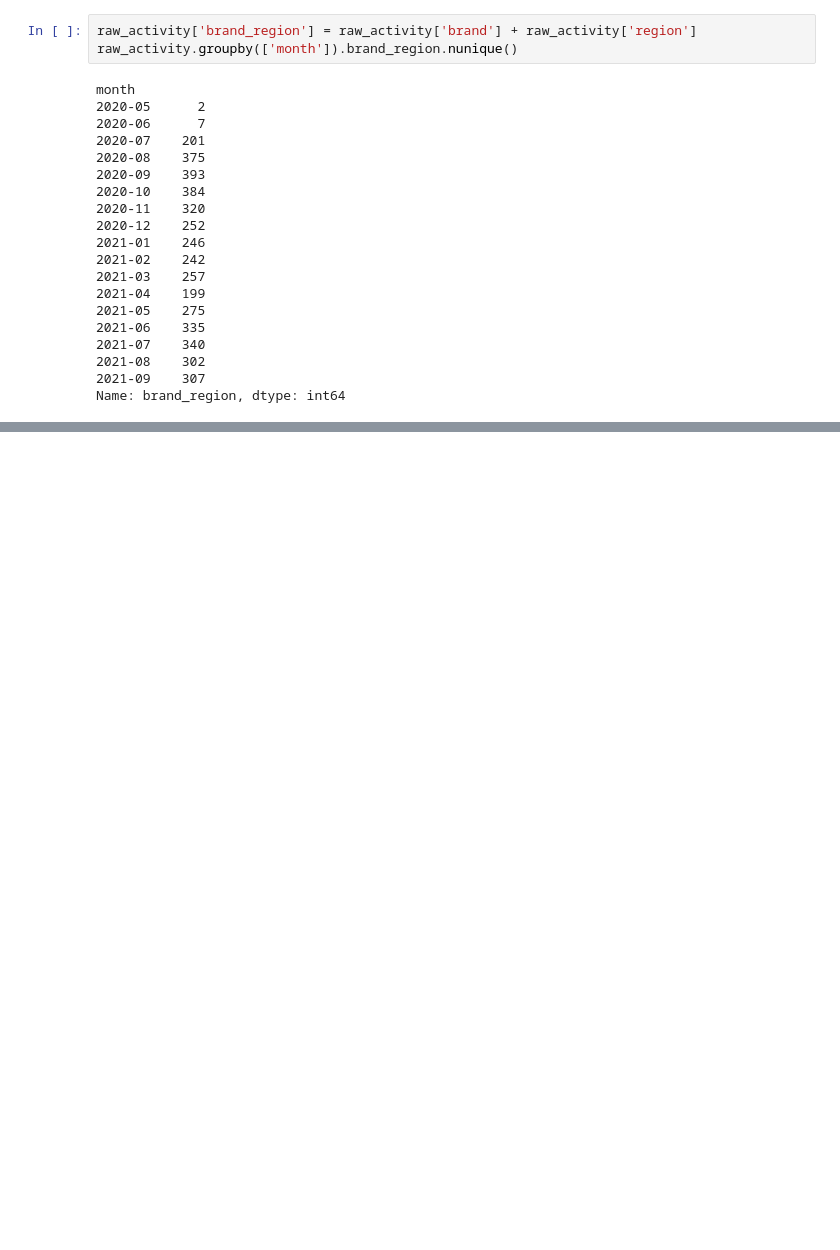
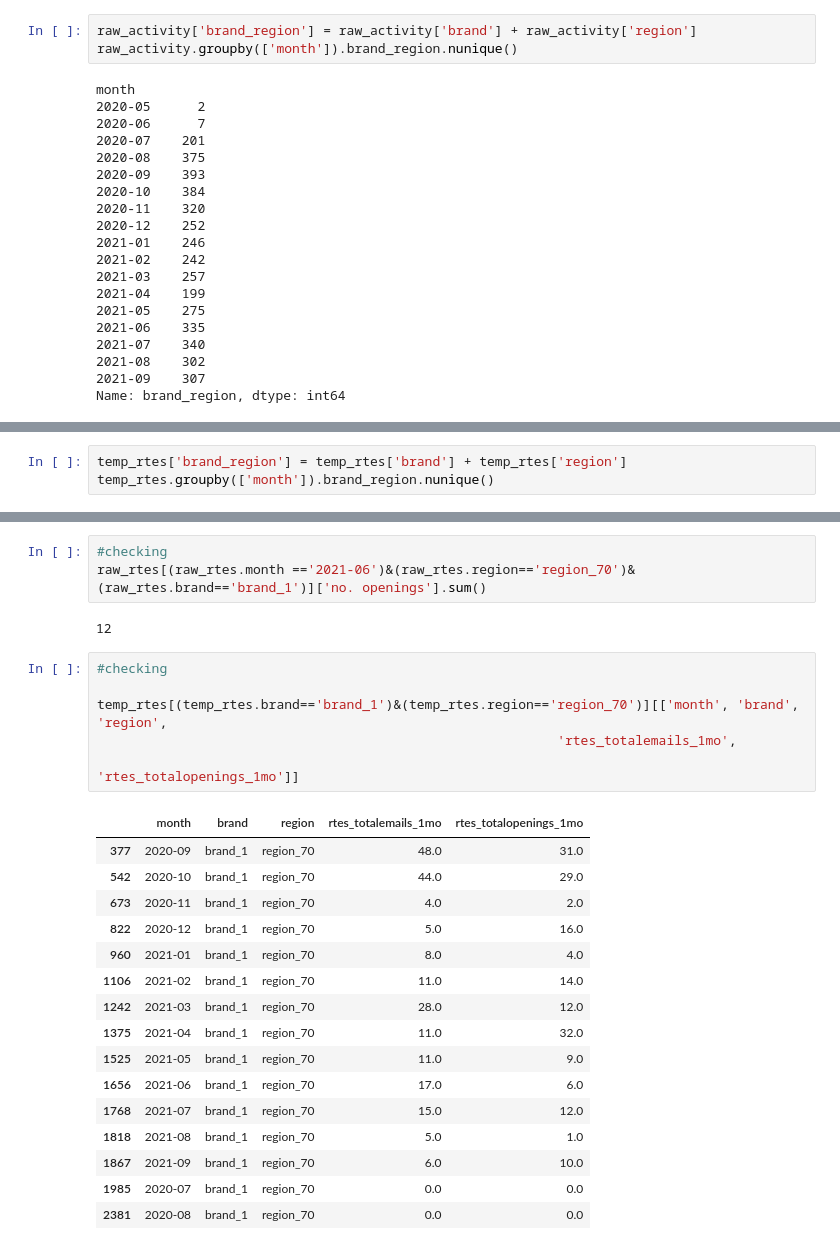
Before and after one commit to Bulbasaurzc/novartis-datathon-2021, a Jupyter notebook: notebooks/99_Zixiao.ipynb, the cells around one changed output, grey strips where cells are left out. Drawn from its saved outputs; the diff is of its cells as text; blank space fills up the shorter version.

```diff
--- a/notebooks/99_Zixiao.ipynb
+++ b/notebooks/99_Zixiao.ipynb
@@ -543,0 +865,3 @@ Name: brand_region, dtype: int64
+# %%
+temp_rtes['brand_region'] = temp_rtes['brand'] + temp_rtes['region']
+temp_rtes.groupby(['month']).brand_region.nunique()
@@ -543,0 +887,28 @@ Name: brand_region, dtype: int64
+# %%
+#checking
+raw_rtes[(raw_rtes.month =='2021-06')&(raw_rtes.region=='region_70')&(raw_rtes.brand=='brand_1')]['no. openings'].sum()
+# %% [output]
+12
+# %%
+#checking
+
+temp_rtes[(temp_rtes.brand=='brand_1')&(temp_rtes.region=='region_70')][['month', 'brand', 'region',
+                                                           'rtes_totalemails_1mo',
+                                                                         'rtes_totalopenings_1mo']]
+# %% [output]
+|  | month | brand | region | rtes_totalemails_1mo | rtes_totalopenings_1mo |
+| 377 | 2020-09 | brand_1 | region_70 | 48.0 | 31.0 |
+| 542 | 2020-10 | brand_1 | region_70 | 44.0 | 29.0 |
+| 673 | 2020-11 | brand_1 | region_70 | 4.0 | 2.0 |
+| 822 | 2020-12 | brand_1 | region_70 | 5.0 | 16.0 |
+| 960 | 2021-01 | brand_1 | region_70 | 8.0 | 4.0 |
+| 1106 | 2021-02 | brand_1 | region_70 | 11.0 | 14.0 |
+| 1242 | 2021-03 | brand_1 | region_70 | 28.0 | 12.0 |
+| 1375 | 2021-04 | brand_1 | region_70 | 11.0 | 32.0 |
+| 1525 | 2021-05 | brand_1 | region_70 | 11.0 | 9.0 |
+| 1656 | 2021-06 | brand_1 | region_70 | 17.0 | 6.0 |
+| 1768 | 2021-07 | brand_1 | region_70 | 15.0 | 12.0 |
+| 1818 | 2021-08 | brand_1 | region_70 | 5.0 | 1.0 |
+| 1867 | 2021-09 | brand_1 | region_70 | 6.0 | 10.0 |
+| 1985 | 2020-07 | brand_1 | region_70 | 0.0 | 0.0 |
+| 2381 | 2020-08 | brand_1 | region_70 | 0.0 | 0.0 |
```
Also changed, not shown: parts of 23 cells of this notebook, 2 other files.
